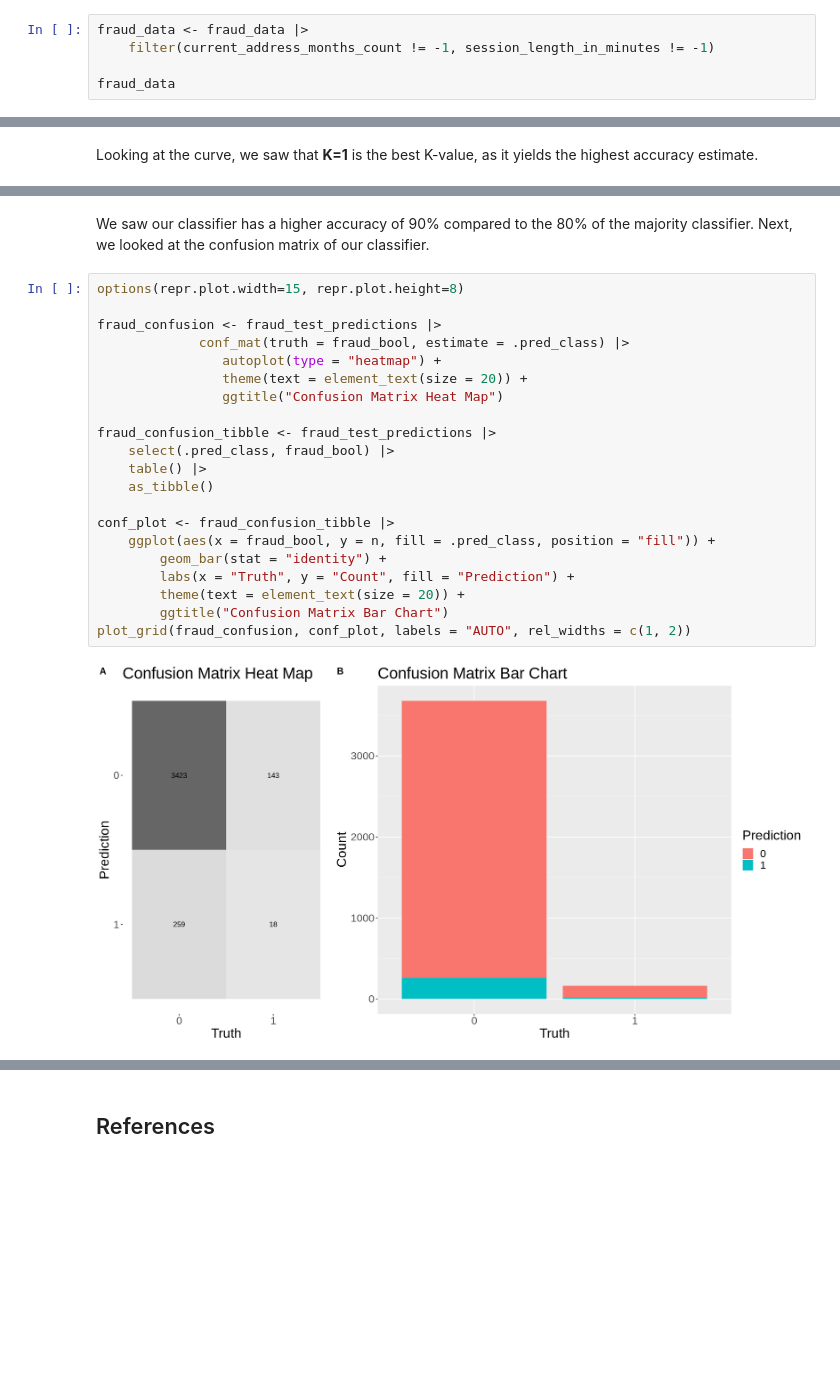
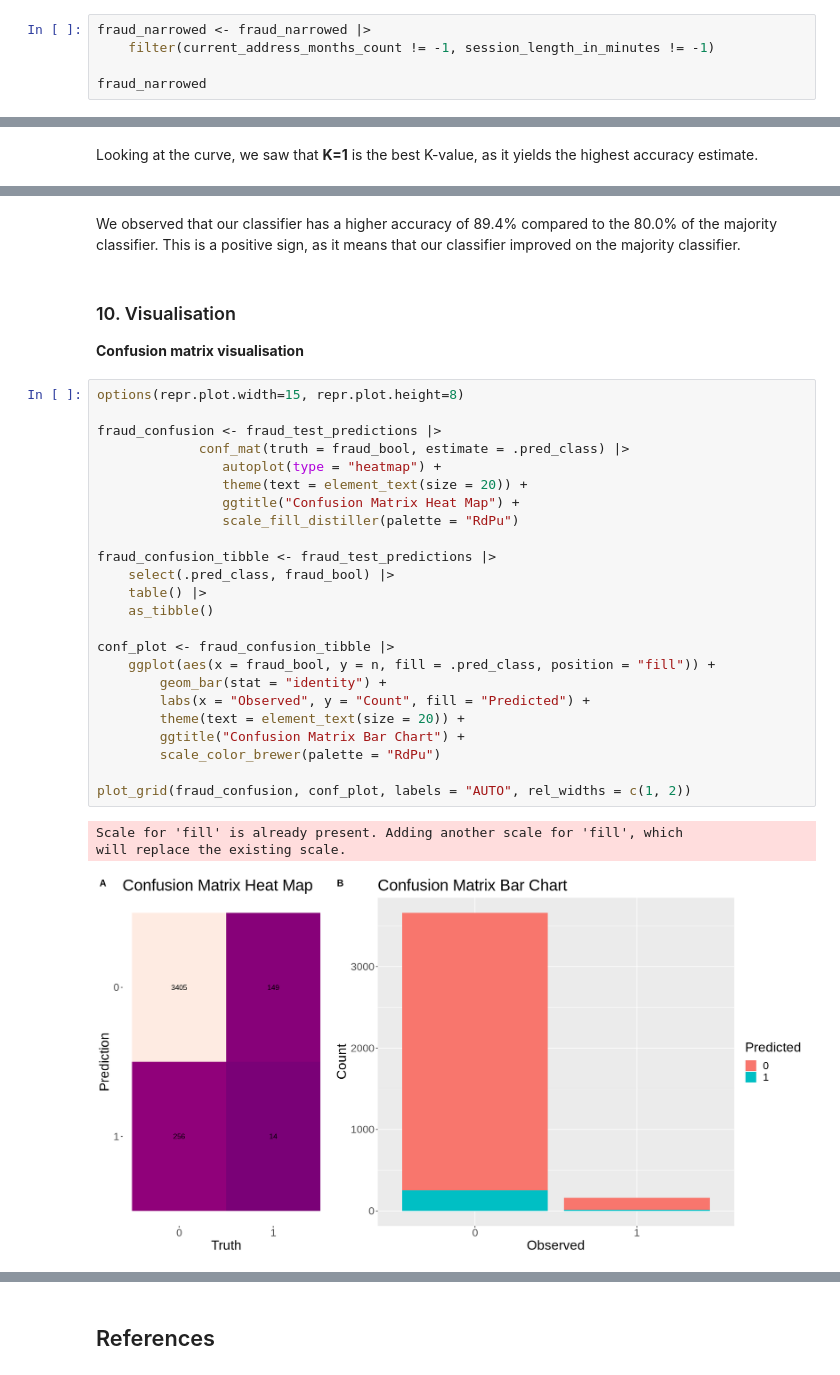
Before and after one commit to aqil18/DSCI100-Term-Project-2022W2, a Jupyter notebook: group_project_proposal.ipynb, the cells around one changed output, grey strips where cells are left out. Cells and saved outputs as stored; diff of their text form; blank space fills up the shorter version.

```diff
--- a/group_project_proposal.ipynb
+++ b/group_project_proposal.ipynb
@@ -189,6 +194,6 @@ Firstly, we cleaned our data to remove observations with -1 for the "months live
 # %%
-fraud_data <- fraud_data |>
+fraud_narrowed <- fraud_narrowed |>
     filter(current_address_months_count != -1, session_length_in_minutes != -1)
 
-fraud_data
+fraud_narrowed
 # %% [output]
@@ -724,27 +757,35 @@ A tibble: 2 × 3
 # %% [markdown]
-We saw our classifier has a higher accuracy of 90% compared to the 80% of the majority classifier. Next, we looked at the confusion matrix of our classifier.
+We observed that our classifier has a higher accuracy of 89.4% compared to the 80.0% of the majority classifier. This is a positive sign, as it means that our classifier improved on the majority classifier.
+# %% [markdown]
+### 10. Visualisation
+**Confusion matrix visualisation**
 # %%
 options(repr.plot.width=15, repr.plot.height=8)
 
 fraud_confusion <- fraud_test_predictions |>
              conf_mat(truth = fraud_bool, estimate = .pred_class) |>
                 autoplot(type = "heatmap") +
                 theme(text = element_text(size = 20)) +
-                ggtitle("Confusion Matrix Heat Map")
+                ggtitle("Confusion Matrix Heat Map") +
+                scale_fill_distiller(palette = "RdPu")
 
 fraud_confusion_tibble <- fraud_test_predictions |>
     select(.pred_class, fraud_bool) |>
     table() |>
     as_tibble()
 
 conf_plot <- fraud_confusion_tibble |>
     ggplot(aes(x = fraud_bool, y = n, fill = .pred_class, position = "fill")) +
         geom_bar(stat = "identity") +
-        labs(x = "Truth", y = "Count", fill = "Prediction") +
+        labs(x = "Observed", y = "Count", fill = "Predicted") +
         theme(text = element_text(size = 20)) +
-        ggtitle("Confusion Matrix Bar Chart")
+        ggtitle("Confusion Matrix Bar Chart") +
+        scale_color_brewer(palette = "RdPu")
+
 plot_grid(fraud_confusion, conf_plot, labels = "AUTO", rel_widths = c(1, 2))
 # %% [output]
+Scale for 'fill' is already present. Adding another scale for 'fill', which
+will replace the existing scale.
-[figure, old version]
+[figure, new version]
 # %% [markdown]
 **Insights from the confusion matrix:**
```
Also changed, not shown: parts of 40 cells of this notebook.
